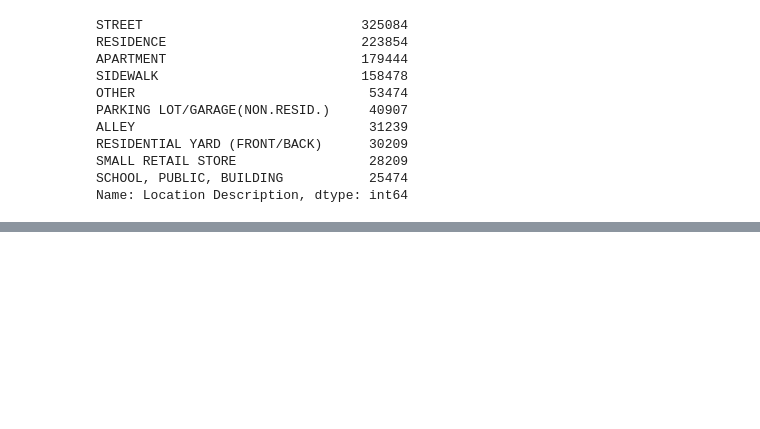
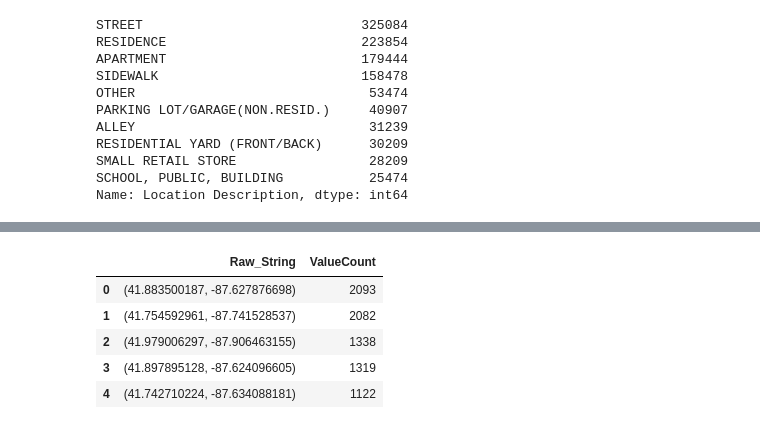
Before and after one commit to abhinav-bot/BigData, a Jupyter notebook: Chicagoc.BigData.ipynb, the cells around one changed output, grey strips where cells are left out. Saved outputs shown, nothing was run; the diff lists cells and outputs as text; code cells hidden in the pictures; blank space fills up the shorter version.

```diff
--- a/Chicagoc.BigData.ipynb
+++ b/Chicagoc.BigData.ipynb
@@ -51,0 +95,2 @@ Name: Location Description, dtype: int64
+# %%
+uniq_locs = rd['Location'].value_counts()
@@ -51,0 +112,11 @@ Name: Location Description, dtype: int64
+# %%
+crime_count = pd.DataFrame({"Raw_String" : uniq_locs.index, "ValueCount":uniq_locs})
+crime_count.index = range(len(uniq_locs))
+crime_count.head()
+# %% [output]
+|  | Raw_String | ValueCount |
+| 0 | (41.883500187, -87.627876698) | 2093 |
+| 1 | (41.754592961, -87.741528537) | 2082 |
+| 2 | (41.979006297, -87.906463155) | 1338 |
+| 3 | (41.897895128, -87.624096605) | 1319 |
+| 4 | (41.742710224, -87.634088181) | 1122 |
```
Also changed, not shown: parts of 11 cells of this notebook.
